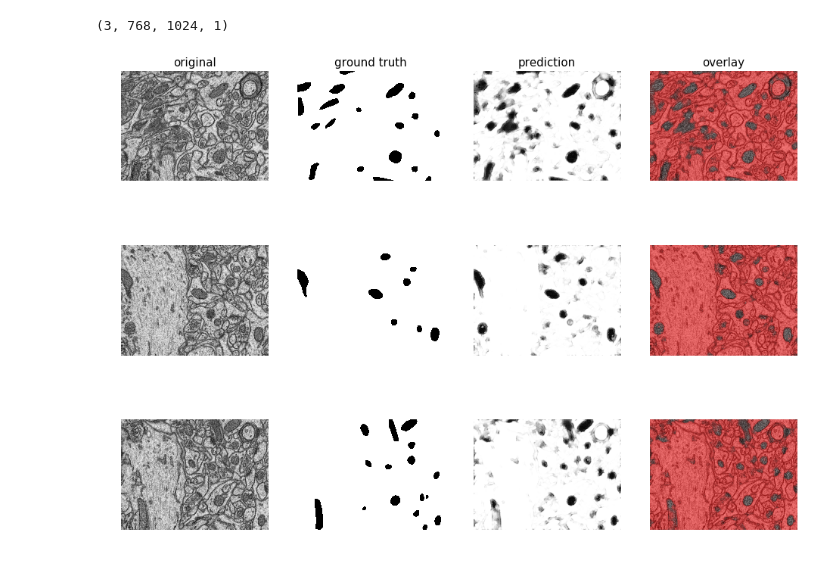
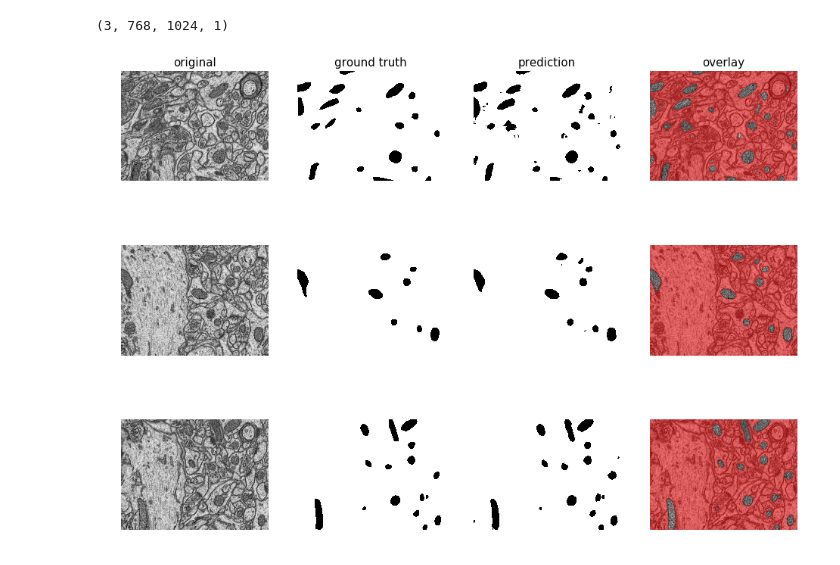
Before and after one commit to nimpy/sundry_segments, a Jupyter notebook: UNETitled2.ipynb, the cells around one changed output. Cells and saved outputs as stored; diff of their text form; code cells hidden in the pictures.

Commit message:
Train U-net with 85% of the data for 15 epochs

```diff
--- a/UNETitled2.ipynb
+++ b/UNETitled2.ipynb
@@ -47,7 +47,7 @@ print(images.shape, "    ", labels.shape)
 0.007843138 1.0      0.003921569 1.0
 (165, 768, 1024, 1)      (165, 768, 1024, 1)
 # %%
-x_train, x_val, y_train, y_val = train_test_split(images, labels, test_size=0.5, random_state=random_seed)
+x_train, x_val, y_train, y_val = train_test_split(images, labels, test_size=0.15, random_state=random_seed)
 # x_train = images[: 83]
 # y_train = labels[: 83]
 
@@ -114,13 +114,13 @@ ________________________________________________________________________________
 # %%
 from tensorflow.keras.callbacks import ModelCheckpoint
 
-
-model_filename = 'custom_unet_v0.h5'  # next up: 'custom_unet_v0.0.0.1.h5'
+model_version = 'custom_unet_v0.0.0.1'
+# model_filename = 'custom_unet_v0.h5'
 callback_checkpoint = ModelCheckpoint(
-    model_filename,
+    weights_dir + '/weights' + model_version + '/weights.{epoch:02d}-{val_loss:.2f}.h5',
     verbose=1,
     monitor='val_loss',
-    save_best_only=True,
+    save_best_only=False,
 )
 # %%
 from tensorflow.keras.optimizers import Adam, SGD
@@ -137,9 +141,8 @@ model.compile(
 # %%
 history = model.fit_generator(
     train_gen,
-    steps_per_epoch=100,
-    epochs=10,
-
+    steps_per_epoch=x_train.shape[0],
+    epochs=15,
     validation_data=(x_val, y_val),
     callbacks=[callback_checkpoint]
 )
@@ -178,6 +183,6 @@ y_pred = model.predict(x_val[0:3])
 # %%
 from keras_unet.utils import plot_imgs
 
-plot_imgs(org_imgs=x_val, mask_imgs=y_val, pred_imgs=y_pred, nm_img_to_plot=3)
+plot_imgs(org_imgs=x_val, mask_imgs=y_val, pred_imgs=np.round(y_pred), nm_img_to_plot=3)
 # %% [output]
-[figure, old version]
+[figure, new version]
```
Also changed, not shown: parts of 7 cells of this notebook.
